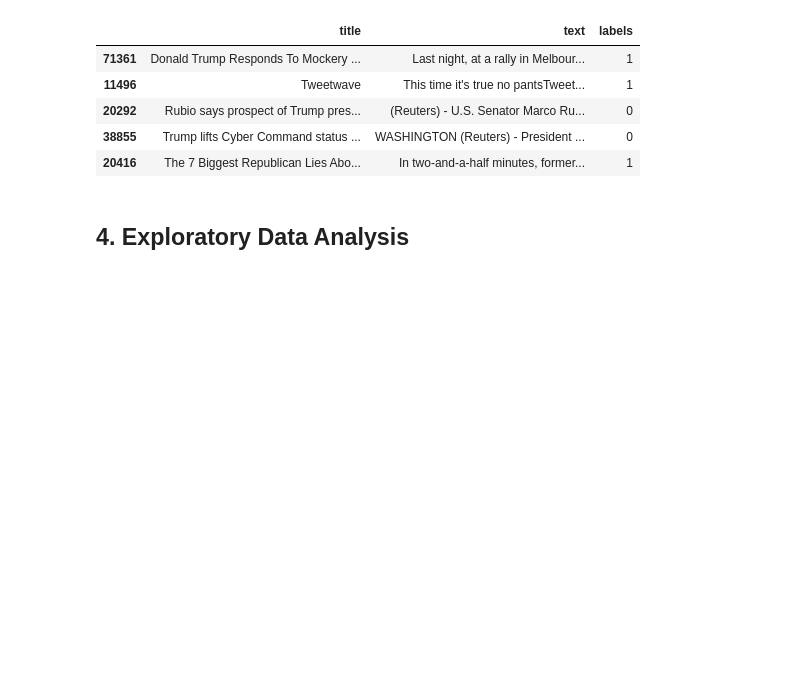
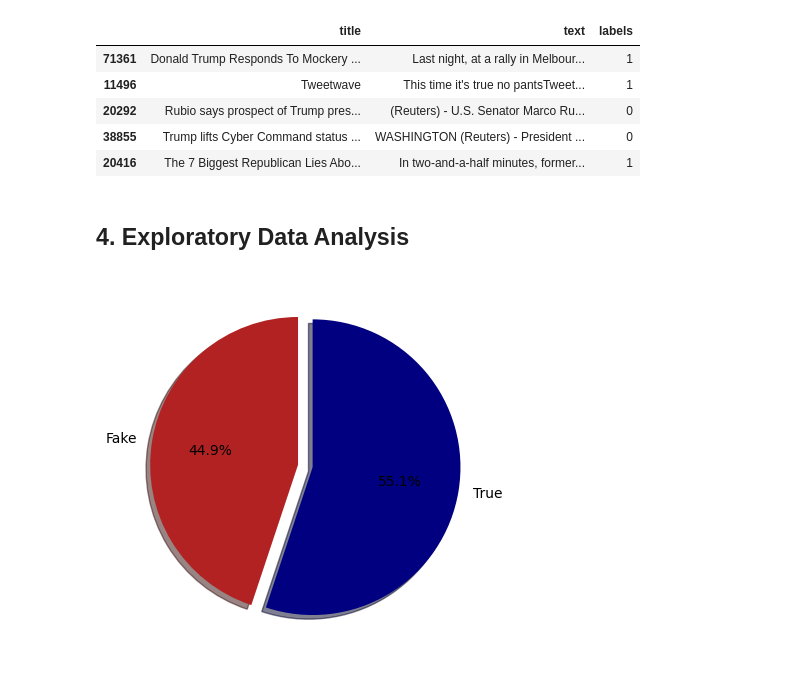
Before and after one commit to yejinPARK48/VerifyNews_using_BERT, a Jupyter notebook: FakeNews_Code.ipynb, the cells around one changed output. Drawn from its saved outputs; the diff is of its cells as text; code cells hidden in the pictures; blank space fills up the shorter version.

```diff
--- a/FakeNews_Code.ipynb
+++ b/FakeNews_Code.ipynb
@@ -98,0 +94,19 @@ tokenizer = AutoTokenizer.from_pretrained("bert-base-uncased", use_fast=True)
+# %%
+import matplotlib.pyplot as plt
+
+# 데이터 준비
+label_size = [data['labels'].sum(), len(data['labels']) - data['labels'].sum()]
+
+# 파이 차트 그리기
+plt.pie(label_size,
+        explode=[0.1, 0],
+        colors=['firebrick', 'navy'],
+        startangle=90,
+        shadow=True,
+        labels=['Fake', 'True'],
+        autopct='%1.1f%%')
+
+# 그래프 표시
+plt.show()
+# %% [output]
+[figure, added]
```
Also changed, not shown: parts of 10 cells of this notebook.
